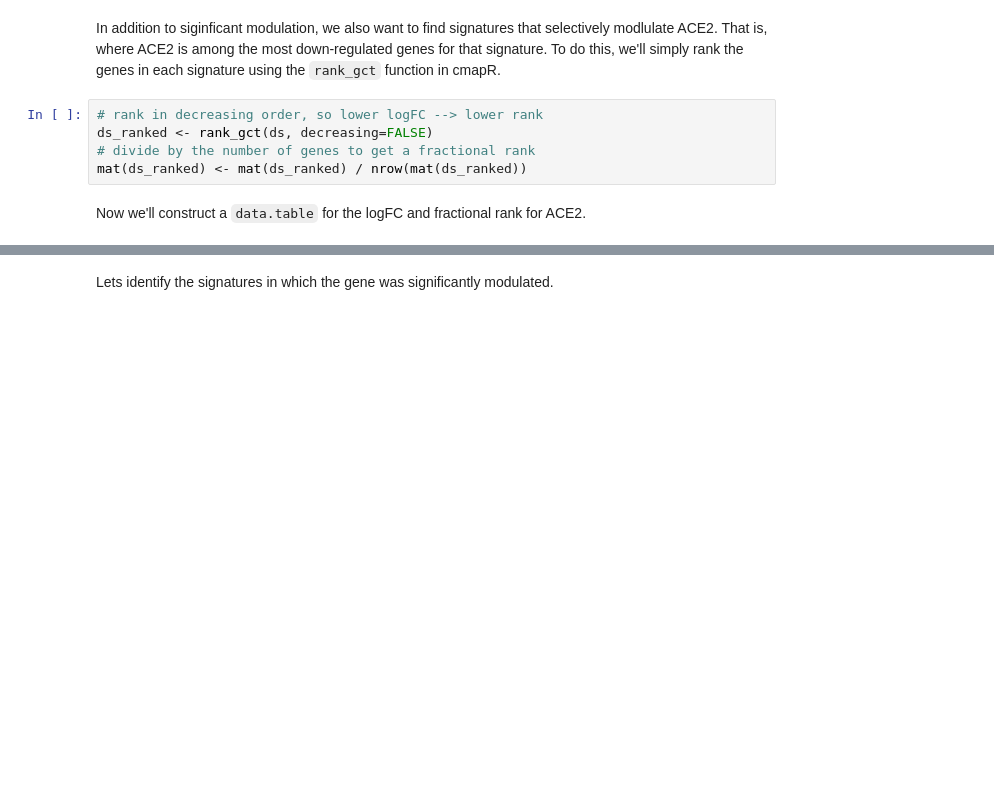
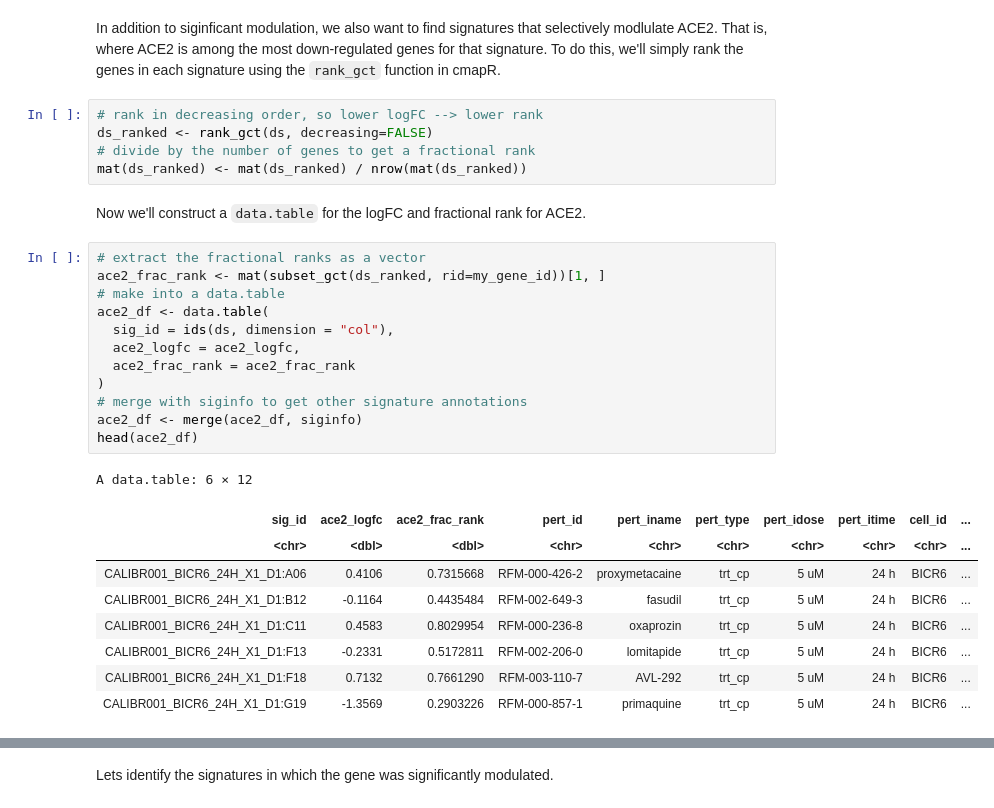
Before and after one commit to cmap/lincs-workshop-2020, a Jupyter notebook: notebooks/gene_expression/Gene_modulation.ipynb, the cells around one changed output, grey strips where cells are left out. Saved outputs shown, nothing was run; the diff lists cells and outputs as text; blank space fills up the shorter version.

```diff
--- a/notebooks/gene_expression/Gene_modulation.ipynb
+++ b/notebooks/gene_expression/Gene_modulation.ipynb
@@ -198,3 +208,25 @@ ds_ranked <- rank_gct(ds, decreasing=FALSE)
 mat(ds_ranked) <- mat(ds_ranked) / nrow(mat(ds_ranked))
 # %% [markdown]
 Now we'll construct a `data.table` for the logFC and fractional rank for ACE2.
+# %%
+# extract the fractional ranks as a vector
+ace2_frac_rank <- mat(subset_gct(ds_ranked, rid=my_gene_id))[1, ]
+# make into a data.table
+ace2_df <- data.table(
+  sig_id = ids(ds, dimension = "col"),
+  ace2_logfc = ace2_logfc,
+  ace2_frac_rank = ace2_frac_rank
+)
+# merge with siginfo to get other signature annotations
+ace2_df <- merge(ace2_df, siginfo)
+head(ace2_df)
+# %% [output]
+A data.table: 6 × 12
+| sig_id | ace2_logfc | ace2_frac_rank | pert_id | pert_iname | pert_type | pert_idose | pert_itime | cell_id | ... |
+| <chr> | <dbl> | <dbl> | <chr> | <chr> | <chr> | <chr> | <chr> | <chr> | ... |
+| CALIBR001_BICR6_24H_X1_D1:A06 | 0.4106 | 0.7315668 | RFM-000-426-2 | proxymetacaine | trt_cp | 5 uM | 24 h | BICR6 | ... |
+| CALIBR001_BICR6_24H_X1_D1:B12 | -0.1164 | 0.4435484 | RFM-002-649-3 | fasudil | trt_cp | 5 uM | 24 h | BICR6 | ... |
+| CALIBR001_BICR6_24H_X1_D1:C11 | 0.4583 | 0.8029954 | RFM-000-236-8 | oxaprozin | trt_cp | 5 uM | 24 h | BICR6 | ... |
+| CALIBR001_BICR6_24H_X1_D1:F13 | -0.2331 | 0.5172811 | RFM-002-206-0 | lomitapide | trt_cp | 5 uM | 24 h | BICR6 | ... |
+| CALIBR001_BICR6_24H_X1_D1:F18 | 0.7132 | 0.7661290 | RFM-003-110-7 | AVL-292 | trt_cp | 5 uM | 24 h | BICR6 | ... |
+| CALIBR001_BICR6_24H_X1_D1:G19 | -1.3569 | 0.2903226 | RFM-000-857-1 | primaquine | trt_cp | 5 uM | 24 h | BICR6 | ... |
```
Also changed, not shown: parts of 25 cells of this notebook.
